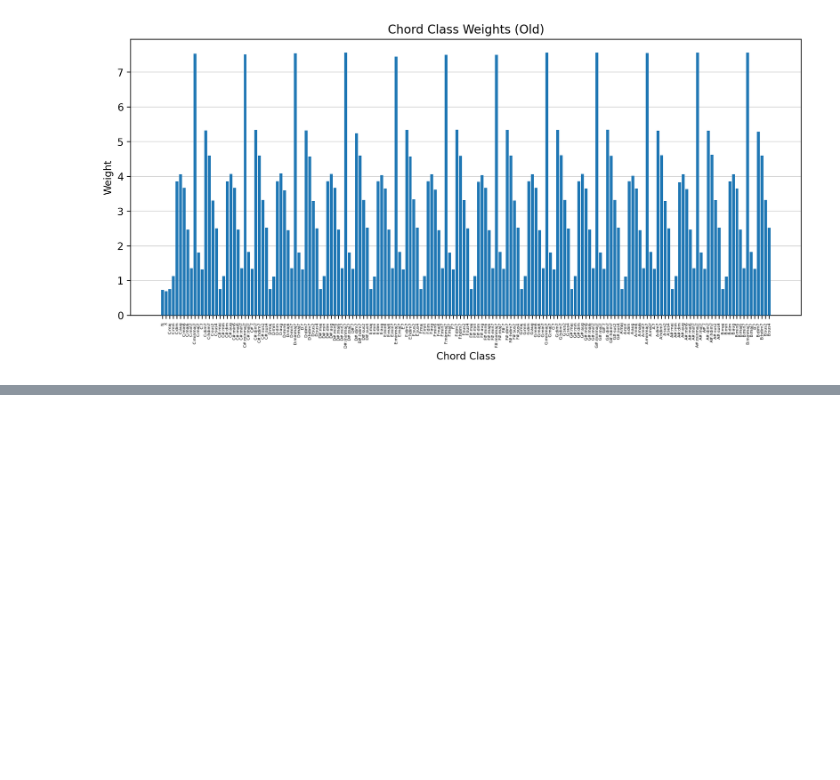
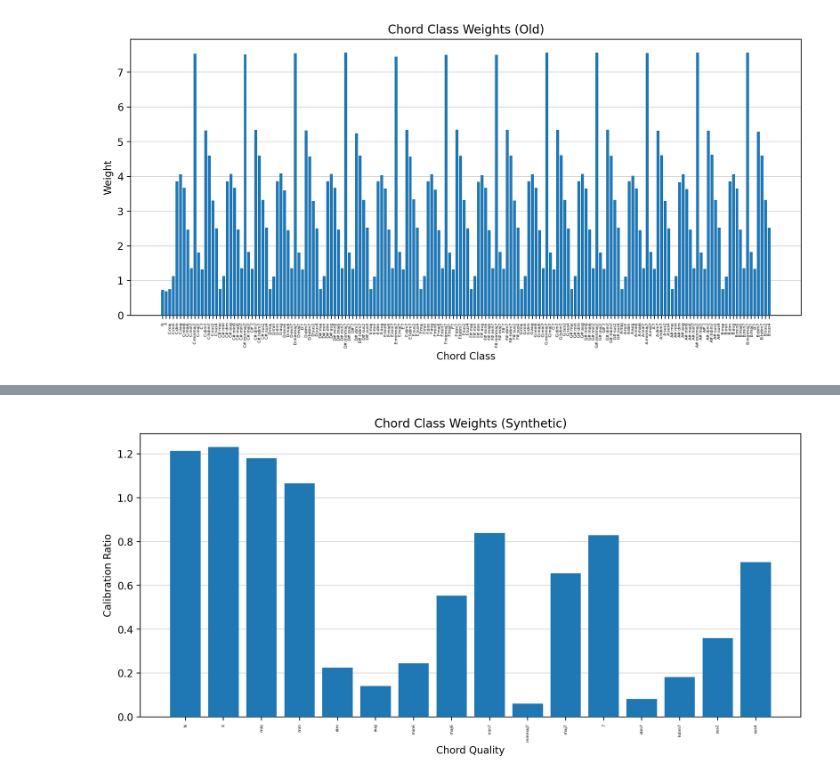
Before and after one commit to PierreRL/AutomaticChordRecognition, a Jupyter notebook: notebooks/experiments/5. Weighted Loss.ipynb, the cells around one changed output, grey strips where cells are left out. Saved outputs shown, nothing was run; the diff lists cells and outputs as text; code cells hidden in the pictures; blank space fills up the shorter version.

```diff
--- a/notebooks/experiments/5. Weighted Loss.ipynb
+++ b/notebooks/experiments/5. Weighted Loss.ipynb
@@ -196,0 +240,32 @@ plt.show()
+# %%
+from src.data.dataset import get_calibrated_priors
+
+train_ds = FullChordDataset(train, dev_mode=True, use_augs=True, synthetic_filenames=synth)
+target_ds = FullChordDataset(train, dev_mode=True, use_augs=False)
+
+calibrated_priors = get_calibrated_priors(train_ds, target_ds, return_as_log=False)
+# %%
+# Average over qualities
+quality_priors = {}
+for i in range(len(calibrated_priors)):
+    quality = get_chord_quality(i)
+    if quality not in quality_priors:
+        quality_priors[quality] = 0
+    quality_priors[quality] += calibrated_priors[i]
+# Normalize
+for k in quality_priors.keys():
+    quality_priors[k] /= len([i for i in range(len(calibrated_priors)) if get_chord_quality(i) == k])
+# %%
+# Plot
+plt.figure(figsize=(10, 5))
+plt.grid(axis='y', alpha=0.5, zorder=-1)
+plt.bar(range(len(quality_priors)), quality_priors.values(), zorder=3, color='tab:blue')
+plt.xlabel('Chord Quality')
+plt.ylabel('Calibration Ratio')
+plt.title('Chord Class Weights (Synthetic)')
+plt.xticks(range(len(quality_priors)), quality_priors.keys() , rotation=90, fontsize=4)
+plt.tight_layout()
+# plt.savefig('./thesis/figures/class_weights_synth_quality_priors.png', bbox_inches='tight')
+plt.show()
+# %% [output]
+[figure, added]
```
Also changed, not shown: parts of 7 cells of this notebook, 13 other files.
